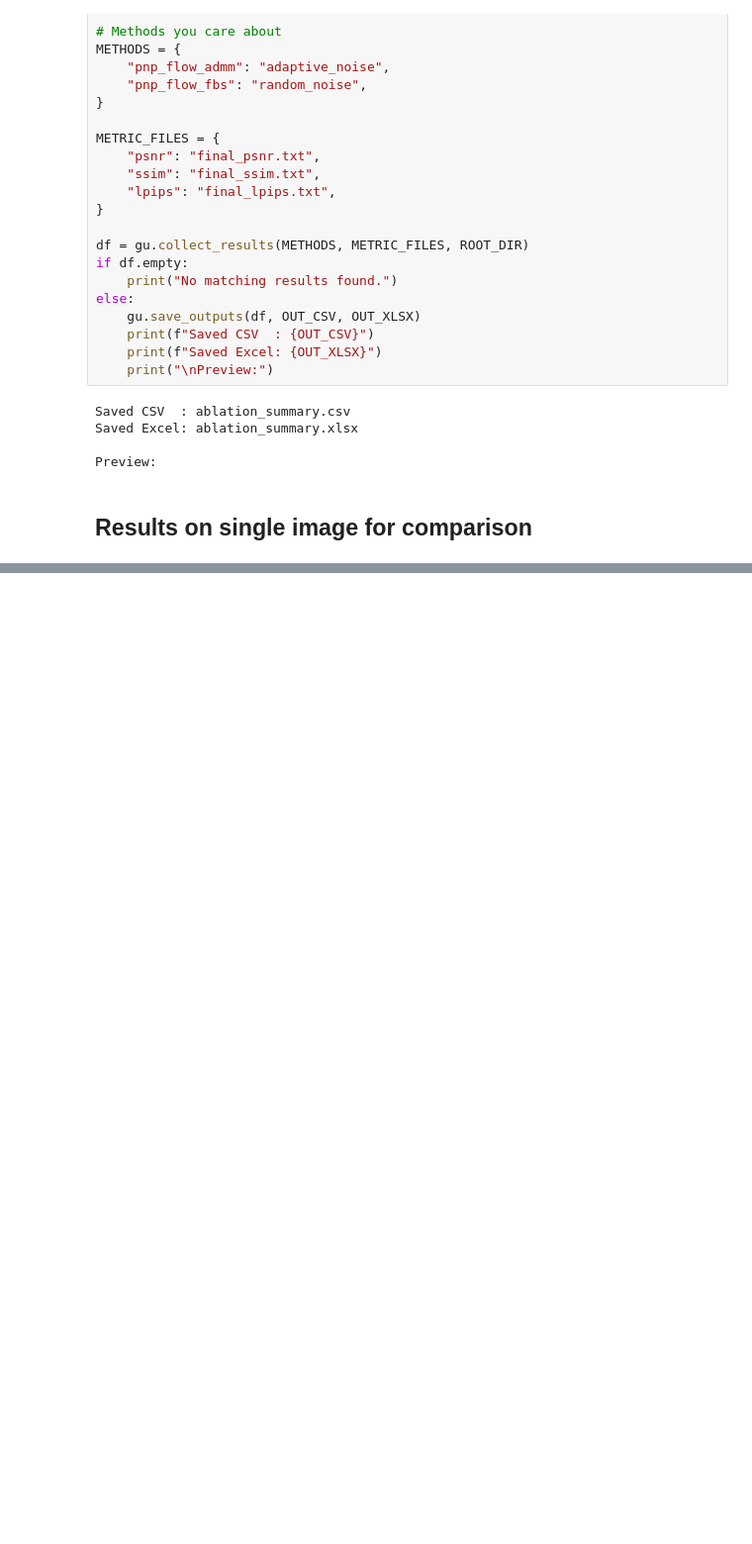
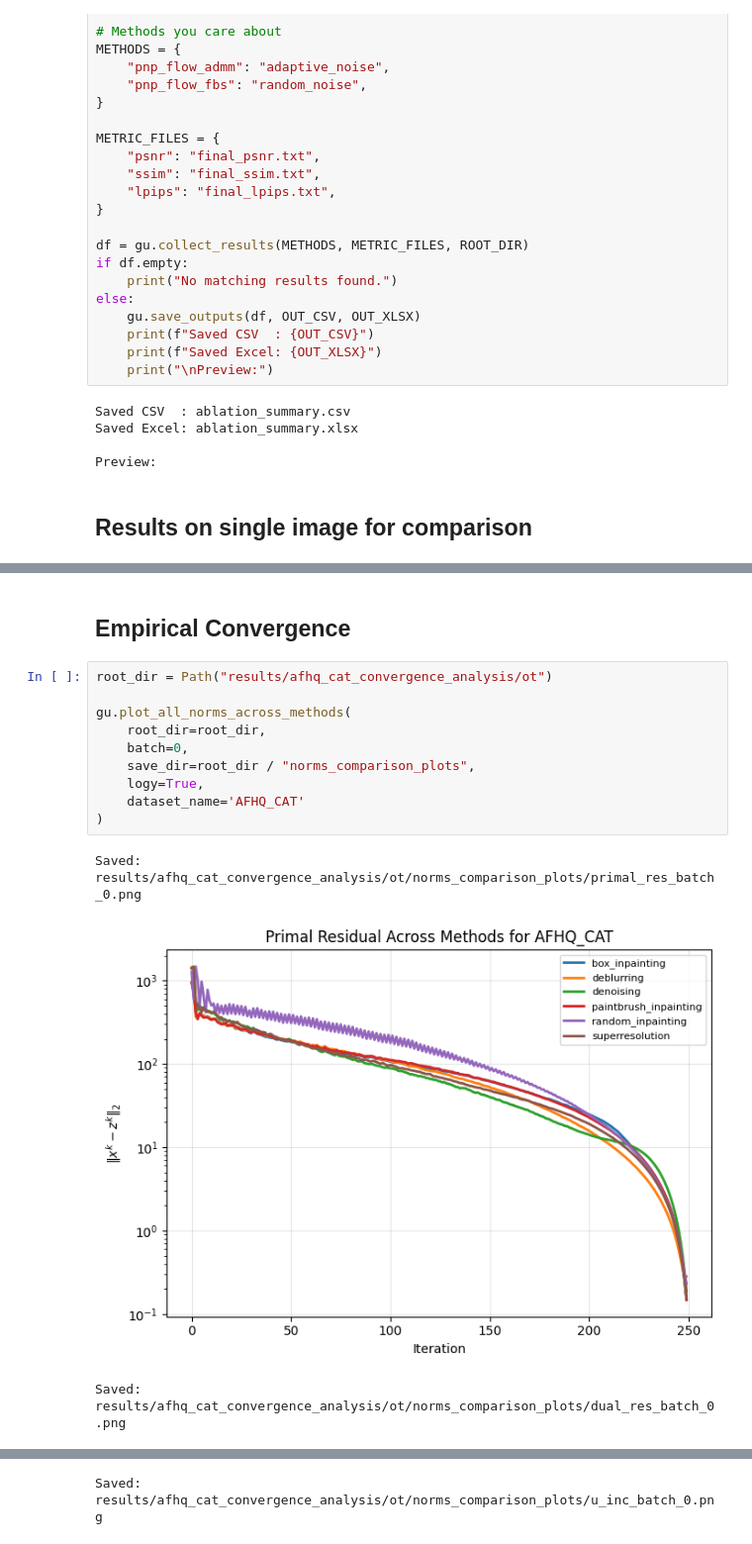
Before and after one commit to dibyanshu100/PnP_ConsensusFlow, a Jupyter notebook: graphs.ipynb, the cells around one changed output, grey strips where cells are left out. Shown at 99% size. Drawn from its saved outputs; the diff is of its cells as text; blank space fills up the shorter version.

```diff
--- a/graphs.ipynb
+++ b/graphs.ipynb
@@ -91,0 +110,16 @@ display(df)
+# %% [markdown]
+## Empirical Convergence
+# %%
+root_dir = Path("results/afhq_cat_convergence_analysis/ot")
+
+gu.plot_all_norms_across_methods(
+    root_dir=root_dir,
+    batch=0,
+    save_dir=root_dir / "norms_comparison_plots",
+    logy=True,
+    dataset_name='AFHQ_CAT'
+)
+# %% [output]
+Saved: results/afhq_cat_convergence_analysis/ot/norms_comparison_plots/primal_res_batch_0.png
+[figure, added]
+Saved: results/afhq_cat_convergence_analysis/ot/norms_comparison_plots/dual_res_batch_0.png
@@ -91,0 +127 @@ display(df)
+Saved: results/afhq_cat_convergence_analysis/ot/norms_comparison_plots/u_inc_batch_0.png
```
Also changed, not shown: parts of 6 cells of this notebook, 6 other files.
